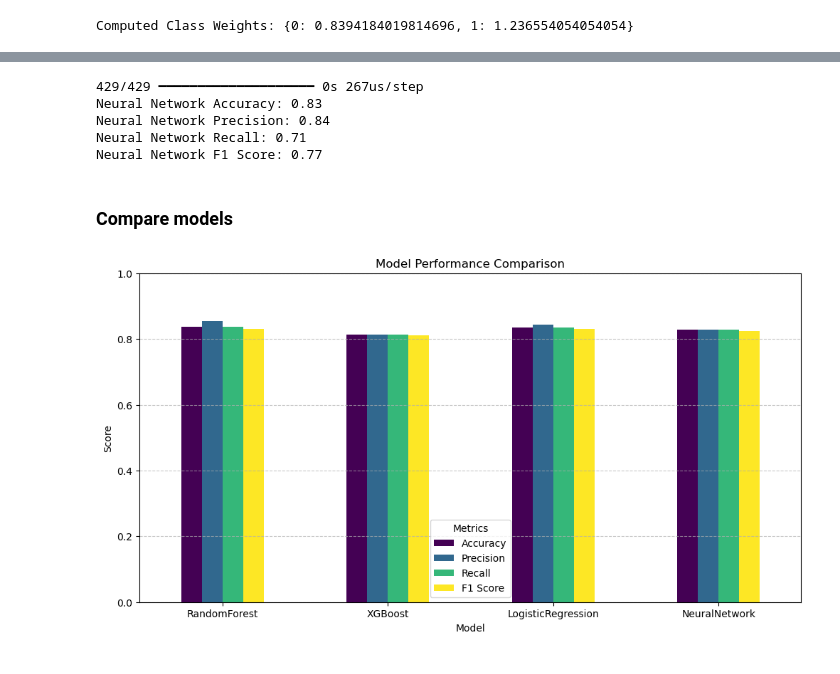
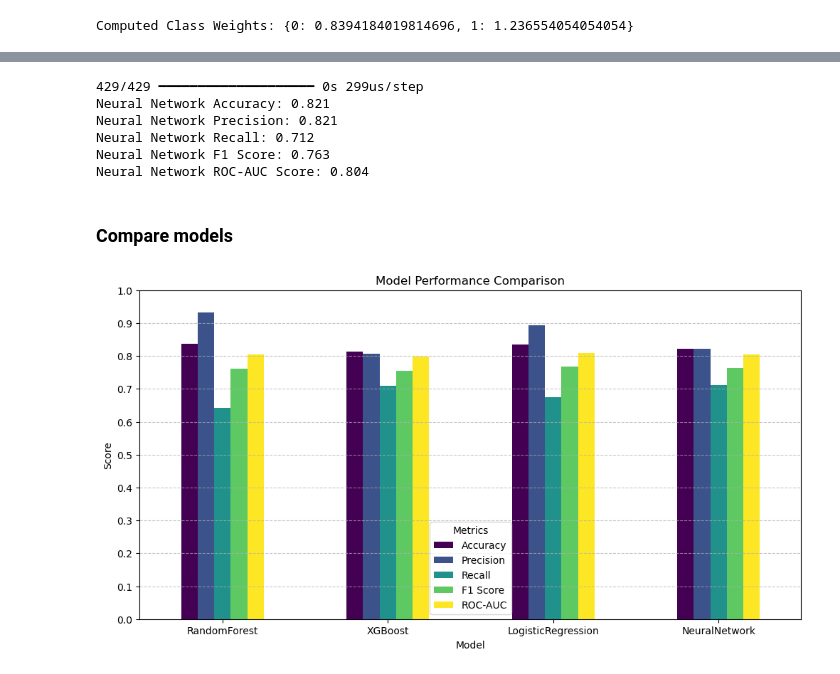
Before and after one commit to Markiizioni/Diabetes, a Jupyter notebook: Diabetes.ipynb, the cells around one changed output, grey strips where cells are left out. Saved outputs shown, nothing was run; the diff lists cells and outputs as text; code cells hidden in the pictures.

```diff
--- a/Diabetes.ipynb
+++ b/Diabetes.ipynb
@@ -1402,16 +1348,18 @@ Epoch 100/100
 # Evaluate performance
 y_pred_nn = (model.predict(X_test_scaled) > 0.5).astype(int)
 
-print("Neural Network Accuracy: {:.2f}".format(accuracy_score(y_test, y_pred_nn)))
-print("Neural Network Precision: {:.2f}".format(precision_score(y_test, y_pred_nn)))
-print("Neural Network Recall: {:.2f}".format(recall_score(y_test, y_pred_nn)))
-print("Neural Network F1 Score: {:.2f}".format(f1_score(y_test, y_pred_nn)))
+print(f"Neural Network Accuracy: {accuracy_score(y_test, y_pred_nn):.3f}")
+print(f"Neural Network Precision: {precision_score(y_test, y_pred_nn):.3f}")
+print(f"Neural Network Recall: {recall_score(y_test, y_pred_nn):.3f}")
+print(f"Neural Network F1 Score: {f1_score(y_test, y_pred_nn):.3f}")
+print(f"Neural Network ROC-AUC Score: {roc_auc_score(y_test, y_pred_nn):.3f}")
 # %% [output]
-429/429 ━━━━━━━━━━━━━━━━━━━━ 0s 267us/step
-Neural Network Accuracy: 0.83
-Neural Network Precision: 0.84
-Neural Network Recall: 0.71
-Neural Network F1 Score: 0.77
+429/429 ━━━━━━━━━━━━━━━━━━━━ 0s 299us/step
+Neural Network Accuracy: 0.821
+Neural Network Precision: 0.821
+Neural Network Recall: 0.712
+Neural Network F1 Score: 0.763
+Neural Network ROC-AUC Score: 0.804
 # %% [markdown]
 ### Compare models
 # %%
@@ -1426,45 +1374,63 @@ accuracy = [
 ]
 
 precision = [
-    precision_score(y_test, y_pred, average='weighted'),
-    precision_score(y_test, y_pred_xgb, average='weighted'),
-    precision_score(y_test, y_pred_logit, average='weighted'),
-    precision_score(y_test, y_pred_nn, average='weighted')
+    precision_score(y_test, y_pred, average='binary'),
+    precision_score(y_test, y_pred_xgb, average='binary'),
+    precision_score(y_test, y_pred_logit, average='binary'),
+    precision_score(y_test, y_pred_nn, average='binary')
 ]
 
 recall = [
-    recall_score(y_test, y_pred, average='weighted'),
-    recall_score(y_test, y_pred_xgb, average='weighted'),
-    recall_score(y_test, y_pred_logit, average='weighted'),
-    recall_score(y_test, y_pred_nn, average='weighted')
+    recall_score(y_test, y_pred, average='binary'),
+    recall_score(y_test, y_pred_xgb, average='binary'),
+    recall_score(y_test, y_pred_logit, average='binary'),
+    recall_score(y_test, y_pred_nn, average='binary')
 ]
 
 f1_score_values = [
-    f1_score(y_test, y_pred, average='weighted'),
-    f1_score(y_test, y_pred_xgb, average='weighted'),
-    f1_score(y_test, y_pred_logit, average='weighted'),
-    f1_score(y_test, y_pred_nn, average='weighted')
+    f1_score(y_test, y_pred, average='binary'),
+    f1_score(y_test, y_pred_xgb, average='binary'),
+    f1_score(y_test, y_pred_logit, average='binary'),
+    f1_score(y_test, y_pred_nn, average='binary')
+]
+
+roc_auc_scores = [
+    roc_auc_score(y_test, y_pred),
+    roc_auc_score(y_test, y_pred_xgb),
+    roc_auc_score(y_test, y_pred_logit),
+    roc_auc_score(y_test, y_pred_nn)
 ]
 
 # Convert metrics to DataFrame
 df_metrics = pd.DataFrame({
     "Model": models,
     "Accuracy": accuracy,
     "Precision": precision,
     "Recall": recall,
-    "F1 Score": f1_score_values
+    "F1 Score": f1_score_values,
+    "ROC-AUC": roc_auc_scores
 })
 
 # 📊 Plot Performance Metrics
 fig, ax = plt.subplots(figsize=(12, 6))
 df_metrics.set_index("Model").plot(kind="bar", ax=ax, rot=0, colormap="viridis")
 plt.title("Model Performance Comparison")
 plt.ylabel("Score")
 plt.ylim(0, 1)
+plt.legend
+
+# Adjust Y-axis limits slightly above the highest score
+plt.ylim(0, 1)
+
+# Add gridlines
+plt.grid(axis="y", linestyle="--", alpha=0.7)
+
+# Set y-axis ticks with a step of 0.1
+plt.yticks([i/10 for i in range(0, 11)])  # Generates ticks at 0.0, 0.1, ..., 1.0
+
 plt.legend(title="Metrics")
-plt.grid(axis="y", linestyle="--", alpha=0.7)
 
 # Show the plot
 plt.show()
 # %% [output]
-[figure, old version]
+[figure, new version]
```
Also changed, not shown: parts of 35 cells of this notebook.
